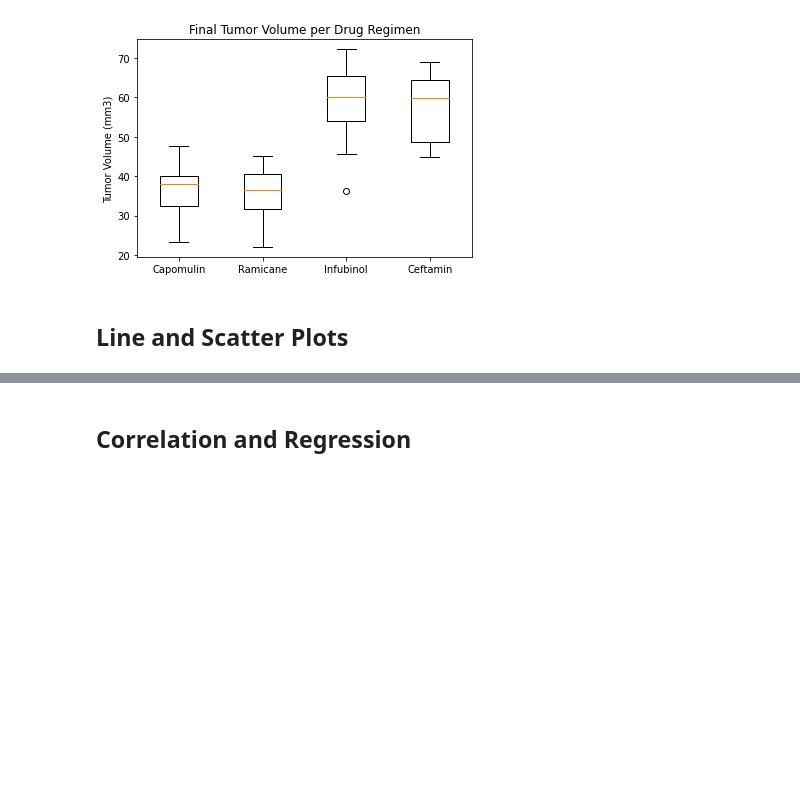
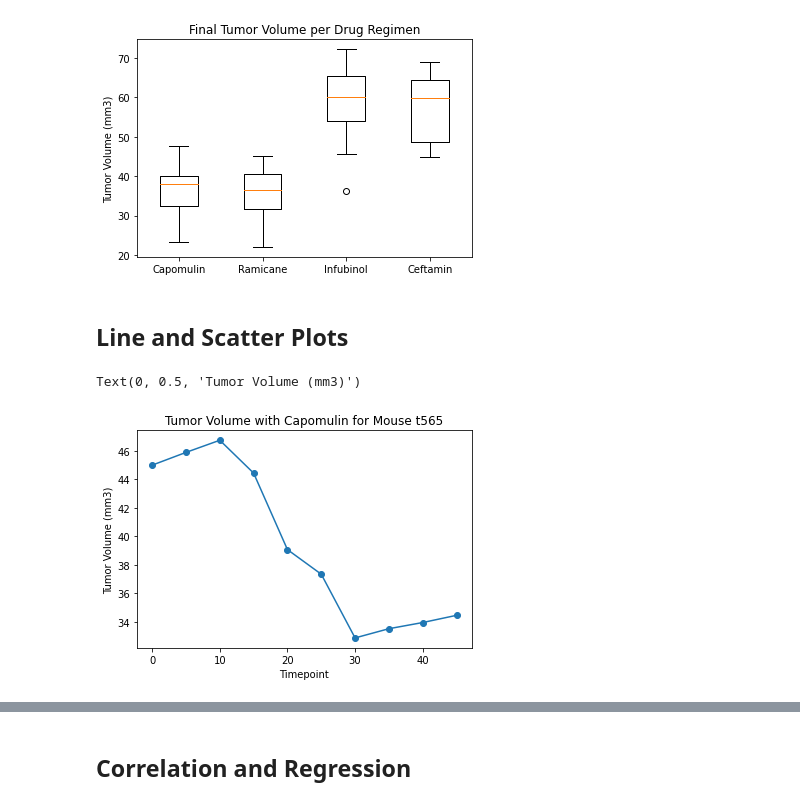
Before and after one commit to Ramyals-web/Matplotlib, a Jupyter notebook: Instructions/Pymaceuticals/pymaceuticals_starter.ipynb, the cells around one changed output, grey strips where cells are left out. Cells and saved outputs as stored; diff of their text form; code cells hidden in the pictures; blank space fills up the shorter version.

```diff
--- a/Instructions/Pymaceuticals/pymaceuticals_starter.ipynb
+++ b/Instructions/Pymaceuticals/pymaceuticals_starter.ipynb
@@ -311,0 +317,16 @@ plt.show()
+# %%
+# Generate a line plot of tumor volume vs. time point for a mouse treated with Capomulin
+
+x_axis =clean_df.loc[clean_df["Mouse ID"]== "t565"]
+x_axis = x_axis["Timepoint"]
+
+y_axis =clean_df.loc[clean_df["Mouse ID"]== "t565"]
+y_axis = y_axis["Tumor Volume (mm3)"]
+
+plt.plot(x_axis, y_axis,marker="o")
+plt.title("Tumor Volume with Capomulin for Mouse t565")
+plt.xlabel("Timepoint")
+plt.ylabel("Tumor Volume (mm3)")
+# %% [output]
+Text(0, 0.5, 'Tumor Volume (mm3)')
+[figure, added]
```
Also changed, not shown: parts of 10 cells of this notebook, 1 other file.
